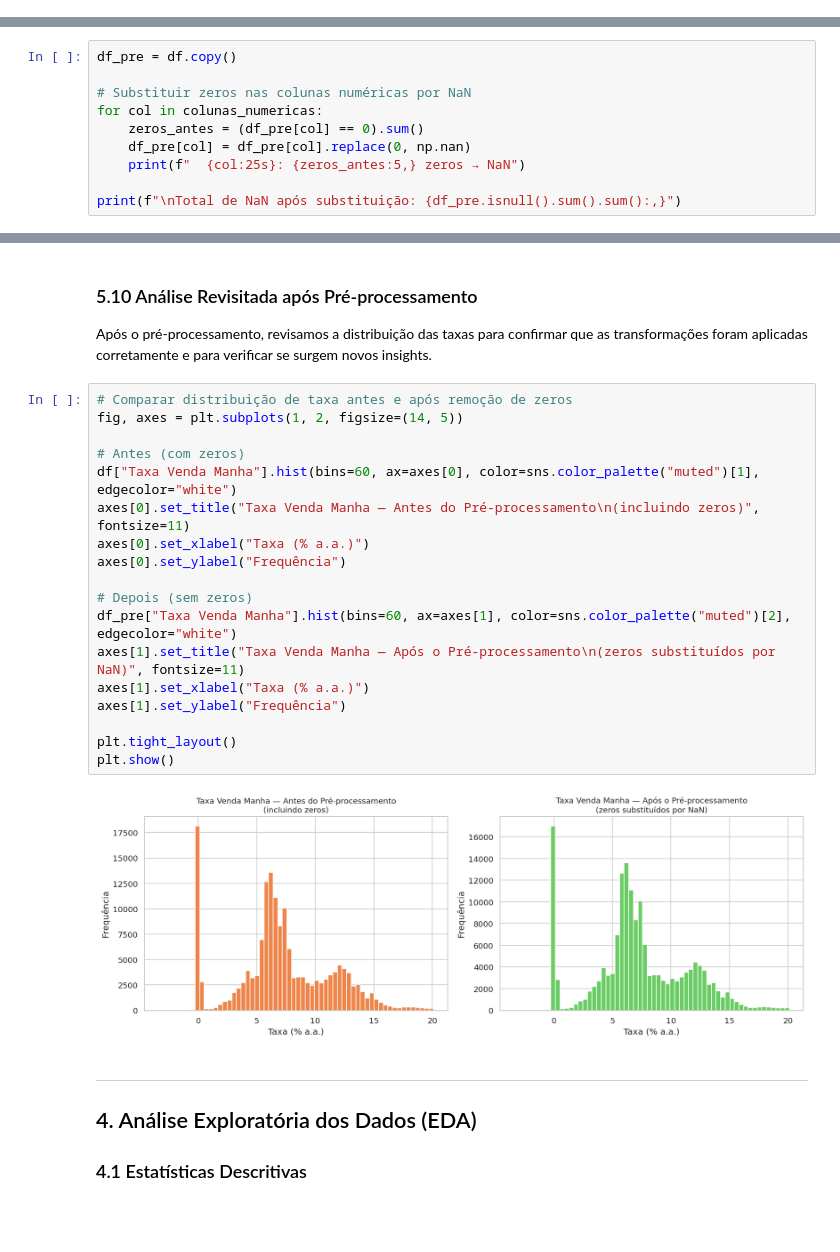
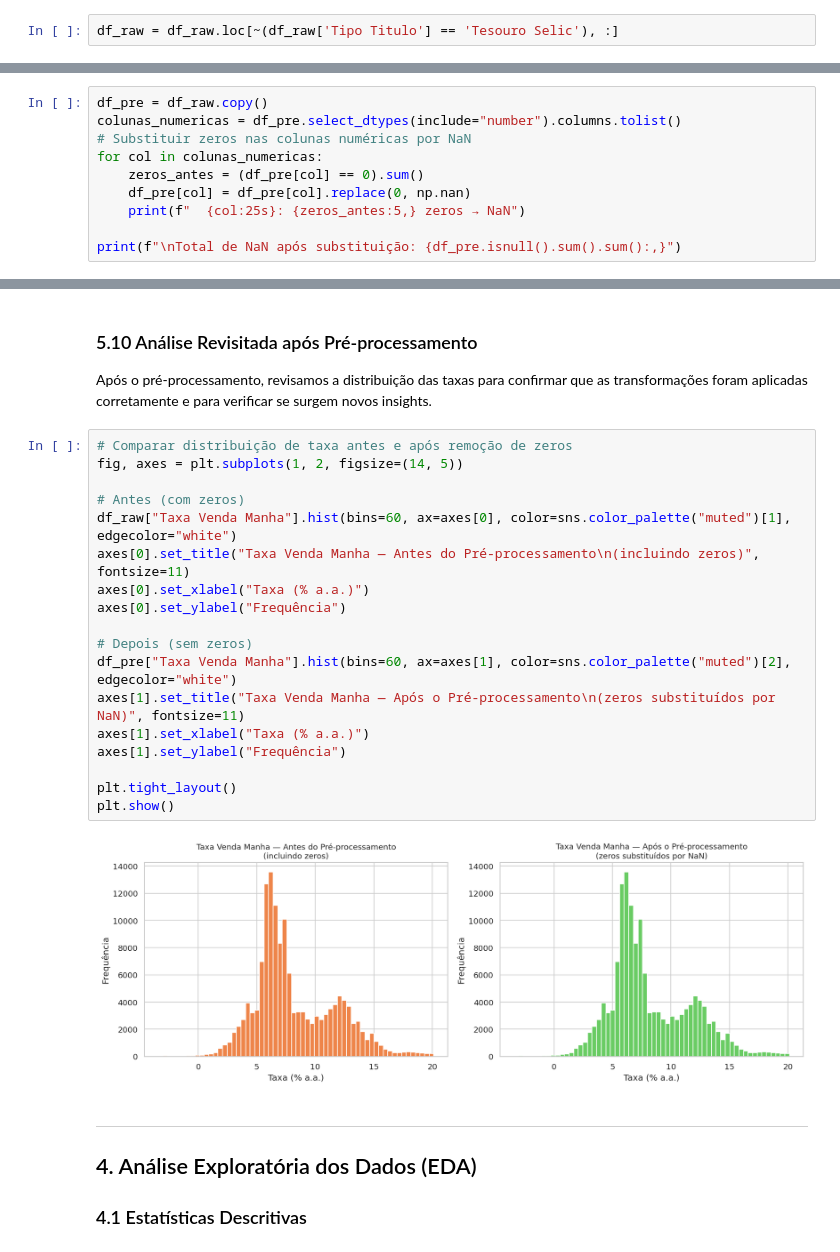
Before and after one commit to marciomocellin/analise-tesouro-direto, a Jupyter notebook: analise_tesouro_direto.ipynb, the cells around one changed output, grey strips where cells are left out. Cells and saved outputs as stored; diff of their text form; blank space fills up the shorter version.

```diff
--- a/analise_tesouro_direto.ipynb
+++ b/analise_tesouro_direto.ipynb
@@ -193,0 +263,2 @@ Com base na análise exploratória, as seguintes operações de pré-processamen
+# %%
+df_raw = df_raw.loc[~(df_raw['Tipo Titulo'] == 'Tesouro Selic'), :]
@@ -194,6 +306,6 @@ Com base na análise exploratória, as seguintes operações de pré-processamen
 # %%
-df_pre = df.copy()
-
+df_pre = df_raw.copy()
+colunas_numericas = df_pre.select_dtypes(include="number").columns.tolist()
 # Substituir zeros nas colunas numéricas por NaN
 for col in colunas_numericas:
     zeros_antes = (df_pre[col] == 0).sum()
@@ -457,23 +568,23 @@ Após o pré-processamento, revisamos a distribuição das taxas para confirmar
 # %%
 # Comparar distribuição de taxa antes e após remoção de zeros
 fig, axes = plt.subplots(1, 2, figsize=(14, 5))
 
 # Antes (com zeros)
-df["Taxa Venda Manha"].hist(bins=60, ax=axes[0], color=sns.color_palette("muted")[1], edgecolor="white")
+df_raw["Taxa Venda Manha"].hist(bins=60, ax=axes[0], color=sns.color_palette("muted")[1], edgecolor="white")
 axes[0].set_title("Taxa Venda Manha — Antes do Pré-processamento\n(incluindo zeros)", fontsize=11)
 axes[0].set_xlabel("Taxa (% a.a.)")
 axes[0].set_ylabel("Frequência")
 
 # Depois (sem zeros)
 df_pre["Taxa Venda Manha"].hist(bins=60, ax=axes[1], color=sns.color_palette("muted")[2], edgecolor="white")
 axes[1].set_title("Taxa Venda Manha — Após o Pré-processamento\n(zeros substituídos por NaN)", fontsize=11)
 axes[1].set_xlabel("Taxa (% a.a.)")
 axes[1].set_ylabel("Frequência")
 
 plt.tight_layout()
 plt.show()
 # %% [output]
-[figure, old version]
+[figure, new version]
 # %% [markdown]
 ---
 ## 4. Análise Exploratória dos Dados (EDA)
```
Also changed, not shown: parts of 38 cells of this notebook.
